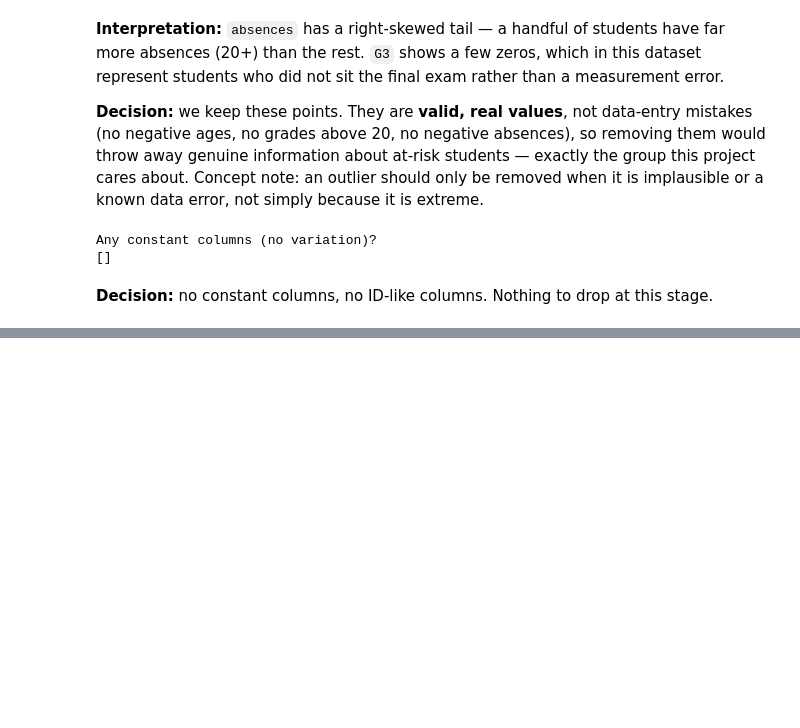
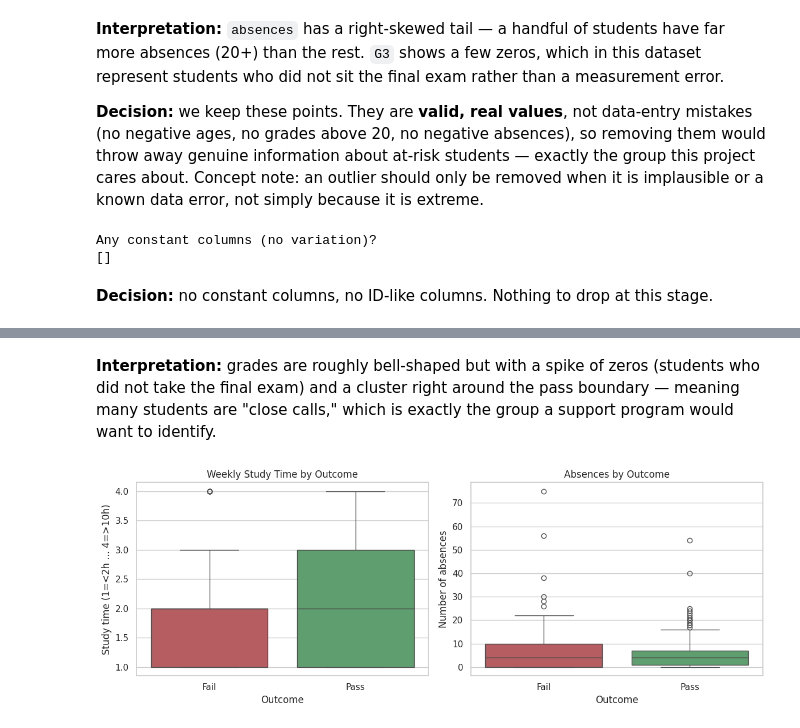
Before and after one commit to azzedineh27/Final_project_taiba, a Jupyter notebook: notebook.ipynb, the cells around one changed output, grey strips where cells are left out. Cells and saved outputs as stored; diff of their text form; code cells hidden in the pictures; blank space fills up the shorter version.

```diff
--- a/notebook.ipynb
+++ b/notebook.ipynb
@@ -191,0 +248,26 @@ Any constant columns (no variation)?
+# %% [markdown]
+**Interpretation:** grades are roughly bell-shaped but with a spike of zeros (students who did
+not take the final exam) and a cluster right around the pass boundary — meaning many students are
+"close calls," which is exactly the group a support program would want to identify.
+# %%
+# 5.4 Study time and absences vs outcome
+fig, axes = plt.subplots(1, 2, figsize=(12, 4.5))
+
+sns.boxplot(x="pass", y="studytime", hue="pass", data=df, ax=axes[0], palette=["#C44E52", "#55A868"], legend=False)
+axes[0].set_xticks([0, 1])
+axes[0].set_xticklabels(["Fail", "Pass"])
+axes[0].set_title("Weekly Study Time by Outcome")
+axes[0].set_xlabel("Outcome")
+axes[0].set_ylabel("Study time (1=<2h ... 4=>10h)")
+
+sns.boxplot(x="pass", y="absences", hue="pass", data=df, ax=axes[1], palette=["#C44E52", "#55A868"], legend=False)
+axes[1].set_xticks([0, 1])
+axes[1].set_xticklabels(["Fail", "Pass"])
+axes[1].set_title("Absences by Outcome")
+axes[1].set_xlabel("Outcome")
+axes[1].set_ylabel("Number of absences")
+
+plt.tight_layout()
+plt.show()
+# %% [output]
+[figure, added]
```
Also changed, not shown: parts of 31 cells of this notebook.
